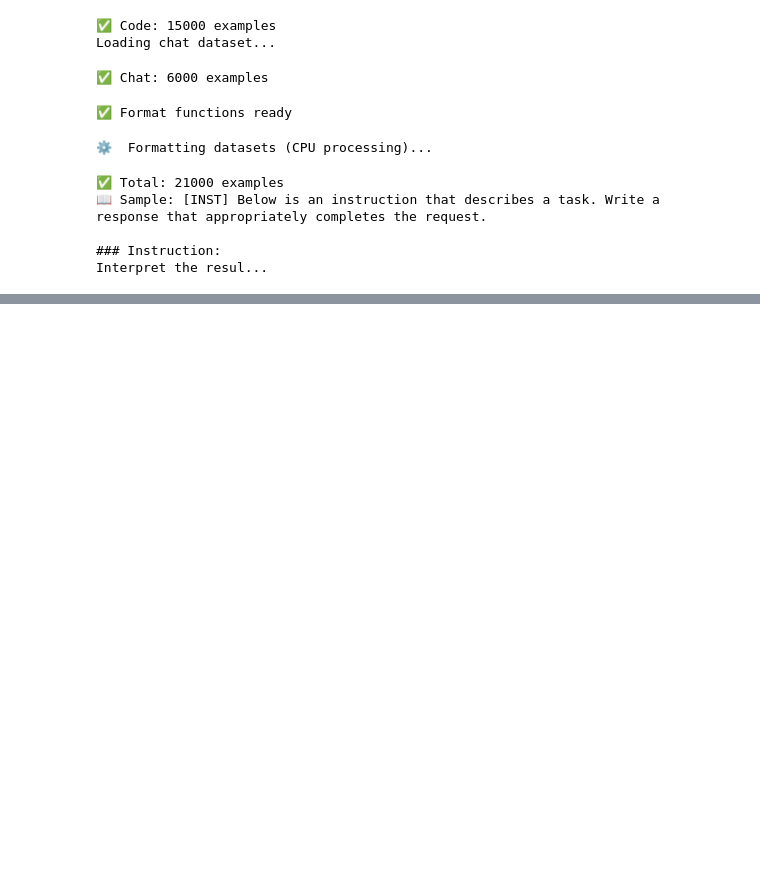
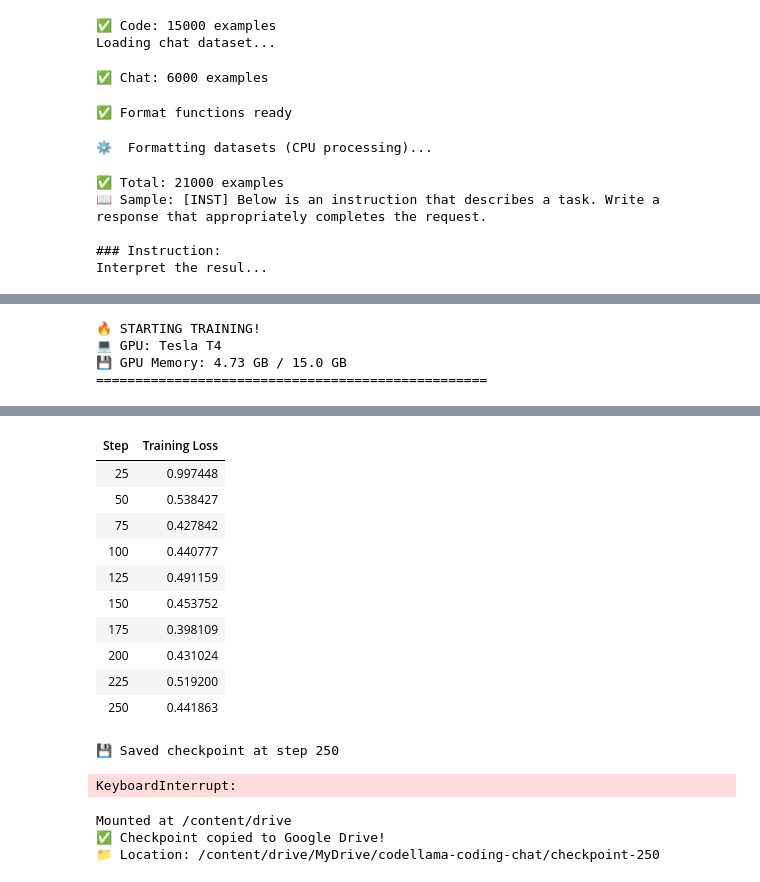
Before and after one commit to affan3671/ViscoX, a Jupyter notebook: train.ipynb, the cells around one changed output, grey strips where cells are left out. Drawn from its saved outputs; the diff is of its cells as text; code cells hidden in the pictures; blank space fills up the shorter version.

Commit message:
Stopped At Step 250

```diff
--- a/train.ipynb
+++ b/train.ipynb
@@ -157,0 +185,18 @@ print(f"💾 GPU Memory: {torch.cuda.memory_allocated() / 1e9:.2f} GB")
+# %%
+training_args = TrainingArguments(
+    output_dir=OUTPUT_DIR,
+    num_train_epochs=1,
+    per_device_train_batch_size=1,
+    gradient_accumulation_steps=8,
+    optim="paged_adamw_8bit",
+    learning_rate=2e-4,
+    max_grad_norm=0.3,
+    warmup_steps=0.05,
+    lr_scheduler_type="cosine",
+    logging_steps=25,
+    save_strategy="steps",
+    save_steps=250,
+    fp16=True,
+    gradient_checkpointing=True,
+    report_to="none",
+)
@@ -157,0 +248,15 @@ print(f"💾 GPU Memory: {torch.cuda.memory_allocated() / 1e9:.2f} GB")
+# %%
+print("\n🔥 STARTING TRAINING!")
+print(f"💻 GPU: {torch.cuda.get_device_name(0)}")
+print(f"💾 GPU Memory: {torch.cuda.memory_allocated() / 1e9:.2f} GB / 15.0 GB")
+print("=" * 50)
+
+trainer.train(resume_from_checkpoint=last_checkpoint)
+
+print("=" * 50)
+print("✅ Training complete!")
+# %% [output]
+🔥 STARTING TRAINING!
+💻 GPU: Tesla T4
+💾 GPU Memory: 4.73 GB / 15.0 GB
+==================================================
@@ -157,0 +264,34 @@ print(f"💾 GPU Memory: {torch.cuda.memory_allocated() / 1e9:.2f} GB")
+| Step | Training Loss |
+| 25 | 0.997448 |
+| 50 | 0.538427 |
+| 75 | 0.427842 |
+| 100 | 0.440777 |
+| 125 | 0.491159 |
+| 150 | 0.453752 |
+| 175 | 0.398109 |
+| 200 | 0.431024 |
+| 225 | 0.519200 |
+| 250 | 0.441863 |
+💾 Saved checkpoint at step 250
+KeyboardInterrupt:
+# %%
+# COPY CHECKPOINT TO DRIVE
+from google.colab import drive
+drive.mount('/content/drive')
+
+import shutil
+import os
+
+# Copy checkpoint-250 to Drive
+source = "./codellama-coding-chat/checkpoint-250"
+dest = "/content/drive/MyDrive/codellama-coding-chat/checkpoint-250"
+
+os.makedirs(dest, exist_ok=True)
+shutil.copytree(source, dest, dirs_exist_ok=True)
+
+print(f"✅ Checkpoint copied to Google Drive!")
+print(f"📁 Location: {dest}")
+# %% [output]
+Mounted at /content/drive
+✅ Checkpoint copied to Google Drive!
+📁 Location: /content/drive/MyDrive/codellama-coding-chat/checkpoint-250
```
Also changed, not shown: parts of 5 cells of this notebook.
